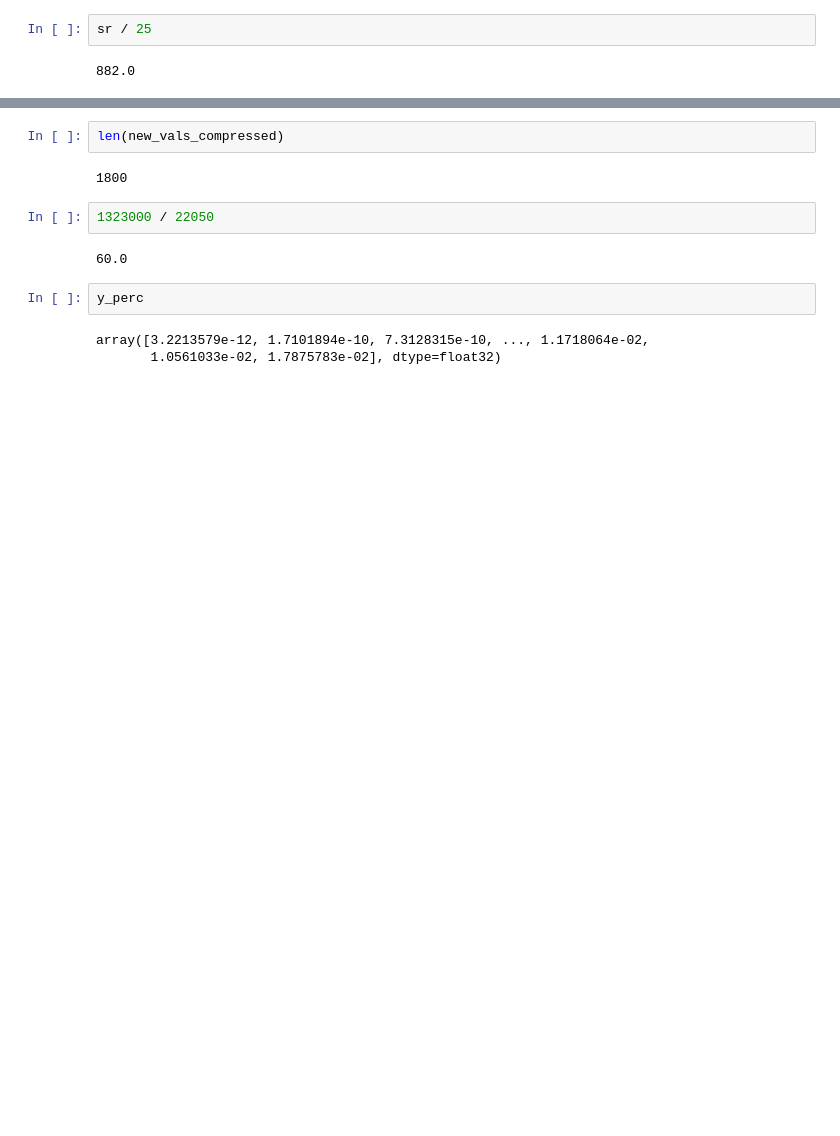
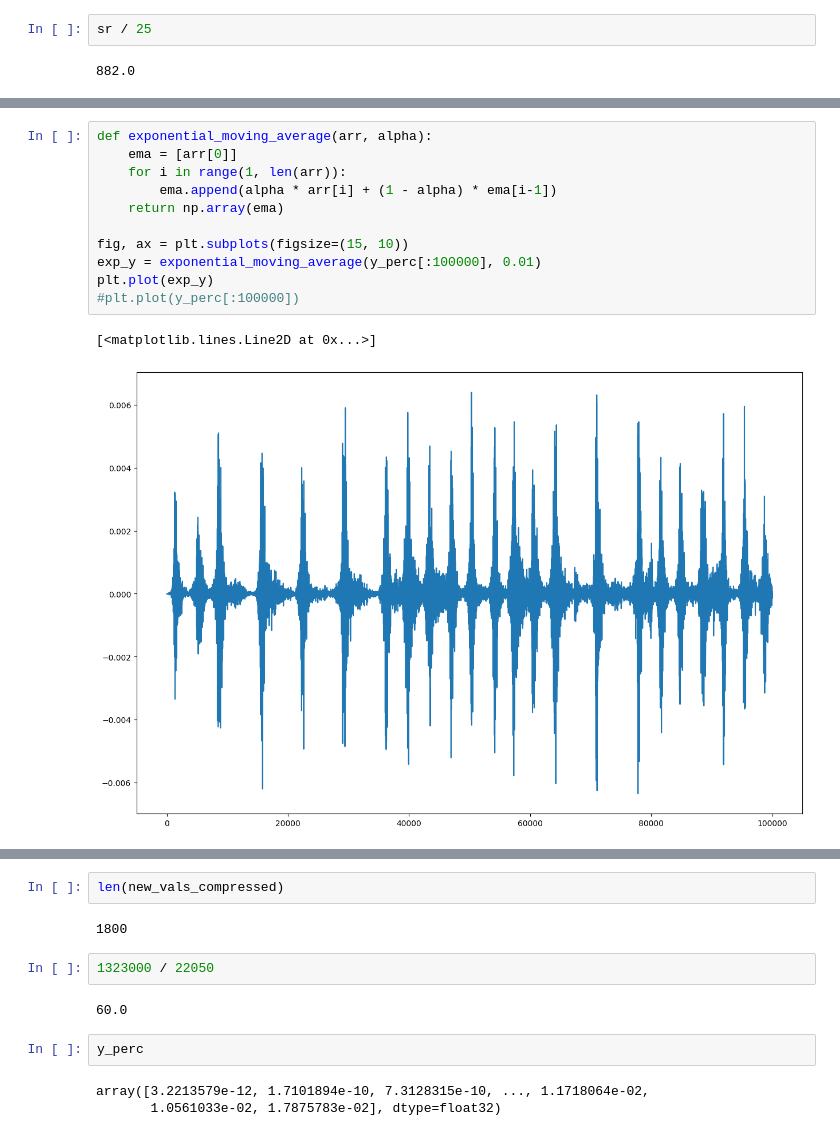
Before and after one commit to myprogrammerpersonality/RhythmMusicVisualizer, a Jupyter notebook: exp/main.ipynb, the cells around one changed output, grey strips where cells are left out. Saved outputs shown, nothing was run; the diff lists cells and outputs as text; blank space fills up the shorter version.

```diff
--- a/exp/main.ipynb
+++ b/exp/main.ipynb
@@ -52,0 +53,14 @@ ax[2].legend()
+# %%
+def exponential_moving_average(arr, alpha):
+    ema = [arr[0]]
+    for i in range(1, len(arr)):
+        ema.append(alpha * arr[i] + (1 - alpha) * ema[i-1])
+    return np.array(ema)
+
+fig, ax = plt.subplots(figsize=(15, 10))
+exp_y = exponential_moving_average(y_perc[:100000], 0.01)
+plt.plot(exp_y)
+#plt.plot(y_perc[:100000])
+# %% [output]
+[<matplotlib.lines.Line2D at 0x...>]
+[figure, added]
```
Also changed, not shown: parts of 8 cells of this notebook, 3 other files.
